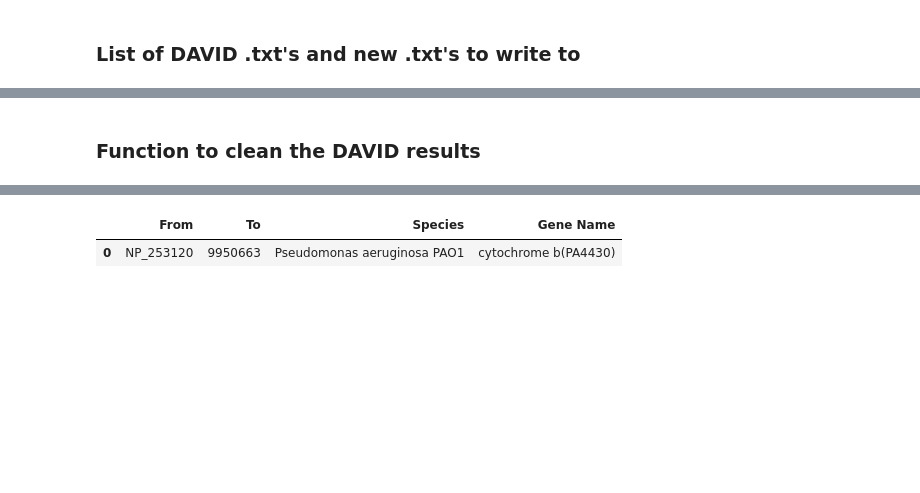
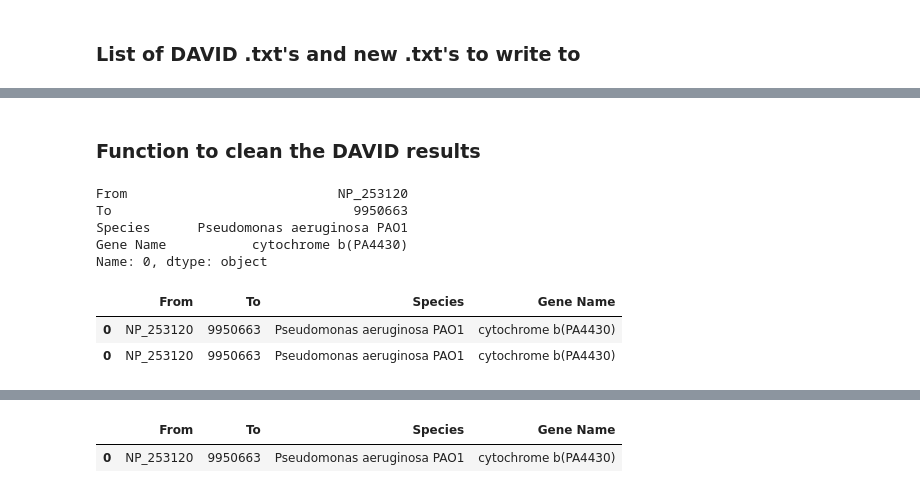
Before and after one commit to UWInSpace/InSpace, a Jupyter notebook: notebooks/Clean_DAVIDs.ipynb, the cells around one changed output, grey strips where cells are left out. Cells and saved outputs as stored; diff of their text form; code cells hidden in the pictures; blank space fills up the shorter version.

```diff
--- a/notebooks/Clean_DAVIDs.ipynb
+++ b/notebooks/Clean_DAVIDs.ipynb
@@ -12,0 +10,2 @@ cl_davids = ['pa_david.txt', 'bs_david.txt', 'ec_david.txt']
+# %% [markdown]
+### Function to clean the DAVID results
@@ -13,4 +33,16 @@ cl_davids = ['pa_david.txt', 'bs_david.txt', 'ec_david.txt']
 # %%
 david_df = pd.read_csv(davids[0], sep='\t')
-# %% [markdown]
-### Function to clean the DAVID results
+# %%
+david_df.loc[0]
+# %% [output]
+From                           NP_253120
+To                               9950663
+Species      Pseudomonas aeruginosa PAO1
+Gene Name           cytochrome b(PA4430)
+Name: 0, dtype: object
+# %%
+cl_david.append(david_df.loc[0])
+# %% [output]
+|  | From | To | Species | Gene Name |
+| 0 | NP_253120 | 9950663 | Pseudomonas aeruginosa PAO1 | cytochrome b(PA4430) |
+| 0 | NP_253120 | 9950663 | Pseudomonas aeruginosa PAO1 | cytochrome b(PA4430) |
```
Also changed, not shown: parts of 20 cells of this notebook.
